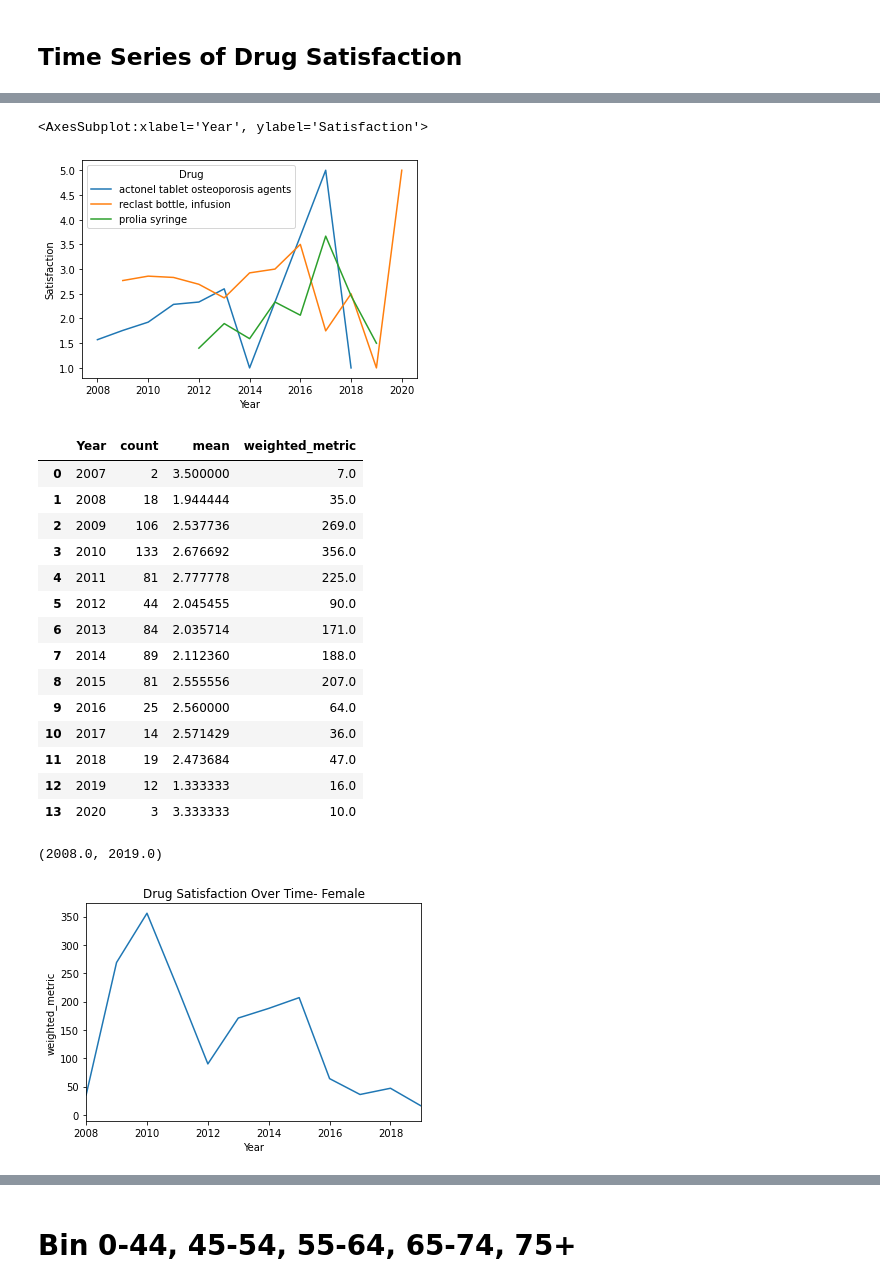
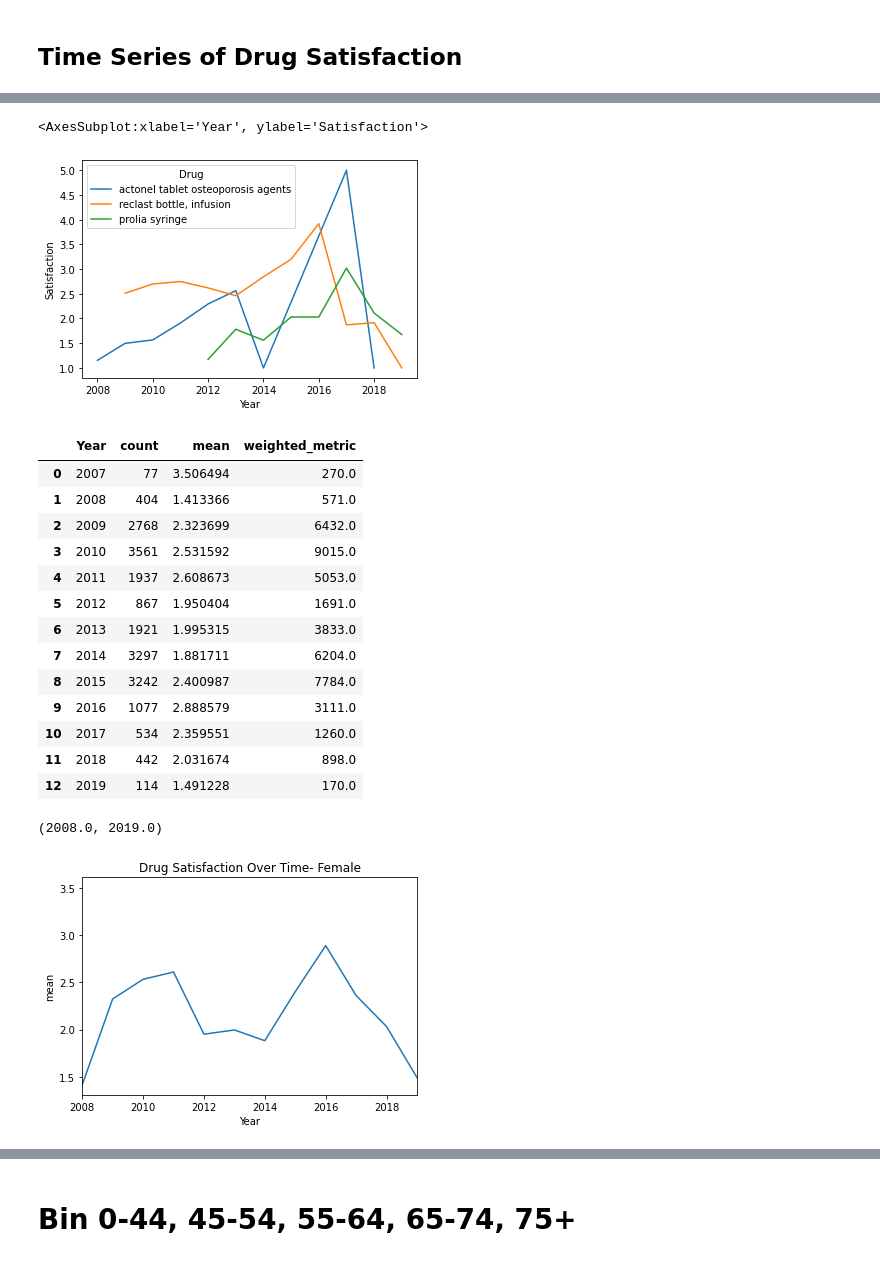
Before and after one commit to woonsupkim/DrugReview, a Jupyter notebook: EDA.ipynb, the cells around one changed output, grey strips where cells are left out. Drawn from its saved outputs; the diff is of its cells as text; code cells hidden in the pictures.

```diff
--- a/EDA.ipynb
+++ b/EDA.ipynb
@@ -132,0 +148,3 @@ number of drugs:  (38,)
+# %%
+df_ost = df_ost.loc[df_ost.index.repeat(df_ost.UsefulCount)]
+df_ost
@@ -176,7 +219,7 @@ df_drugs = pd.concat([df_drug1, df_drug2, df_drug3])
 sns.lineplot(x = 'Year', y = 'Satisfaction', hue = 'Drug', data=df_drugs.groupby(["Year", "Drug"])["Satisfaction"].mean().reset_index())
 # %% [output]
 <AxesSubplot:xlabel='Year', ylabel='Satisfaction'>
-[figure, old version]
+[figure, new version]
 # %%
 #Top 5 Drugs considering both count and average satisfaction
 df_tmp = df_ost.groupby('Year')['Satisfaction'].agg(count='size', mean='mean').reset_index()
@@ -186,28 +229,27 @@ df_tmp
 #df_ost.groupby(["Year"])["Satisfaction"].agg(count='size', mean='mean').reset_index()
 # %% [output]
 |  | Year | count | mean | weighted_metric |
-| 0 | 2007 | 2 | 3.500000 | 7.0 |
-| 1 | 2008 | 18 | 1.944444 | 35.0 |
-| 2 | 2009 | 106 | 2.537736 | 269.0 |
-| 3 | 2010 | 133 | 2.676692 | 356.0 |
-| 4 | 2011 | 81 | 2.777778 | 225.0 |
-| 5 | 2012 | 44 | 2.045455 | 90.0 |
-| 6 | 2013 | 84 | 2.035714 | 171.0 |
-| 7 | 2014 | 89 | 2.112360 | 188.0 |
-| 8 | 2015 | 81 | 2.555556 | 207.0 |
-| 9 | 2016 | 25 | 2.560000 | 64.0 |
-| 10 | 2017 | 14 | 2.571429 | 36.0 |
-| 11 | 2018 | 19 | 2.473684 | 47.0 |
-| 12 | 2019 | 12 | 1.333333 | 16.0 |
-| 13 | 2020 | 3 | 3.333333 | 10.0 |
+| 0 | 2007 | 77 | 3.506494 | 270.0 |
+| 1 | 2008 | 404 | 1.413366 | 571.0 |
+| 2 | 2009 | 2768 | 2.323699 | 6432.0 |
+| 3 | 2010 | 3561 | 2.531592 | 9015.0 |
+| 4 | 2011 | 1937 | 2.608673 | 5053.0 |
+| 5 | 2012 | 867 | 1.950404 | 1691.0 |
+| 6 | 2013 | 1921 | 1.995315 | 3833.0 |
+| 7 | 2014 | 3297 | 1.881711 | 6204.0 |
+| 8 | 2015 | 3242 | 2.400987 | 7784.0 |
+| 9 | 2016 | 1077 | 2.888579 | 3111.0 |
+| 10 | 2017 | 534 | 2.359551 | 1260.0 |
+| 11 | 2018 | 442 | 2.031674 | 898.0 |
+| 12 | 2019 | 114 | 1.491228 | 170.0 |
 # %%
 fig, ax = plt.subplots()
 plt.title('Drug Satisfaction Over Time- Female')
-sns.lineplot(x = 'Year', y = 'weighted_metric', data=df_tmp, ax=ax)
+sns.lineplot(x = 'Year', y = 'mean', data=df_tmp, ax=ax)
 ax.set_xlim(2008, 2019)
 # %% [output]
 (2008.0, 2019.0)
-[figure, old version]
+[figure, new version]
 # %%
 df_drugs.groupby(['Drug','Year'])['Satisfaction'].agg(count='size', mean='mean').reset_index()
 # %% [output]
```
Also changed, not shown: parts of 18 cells of this notebook.
